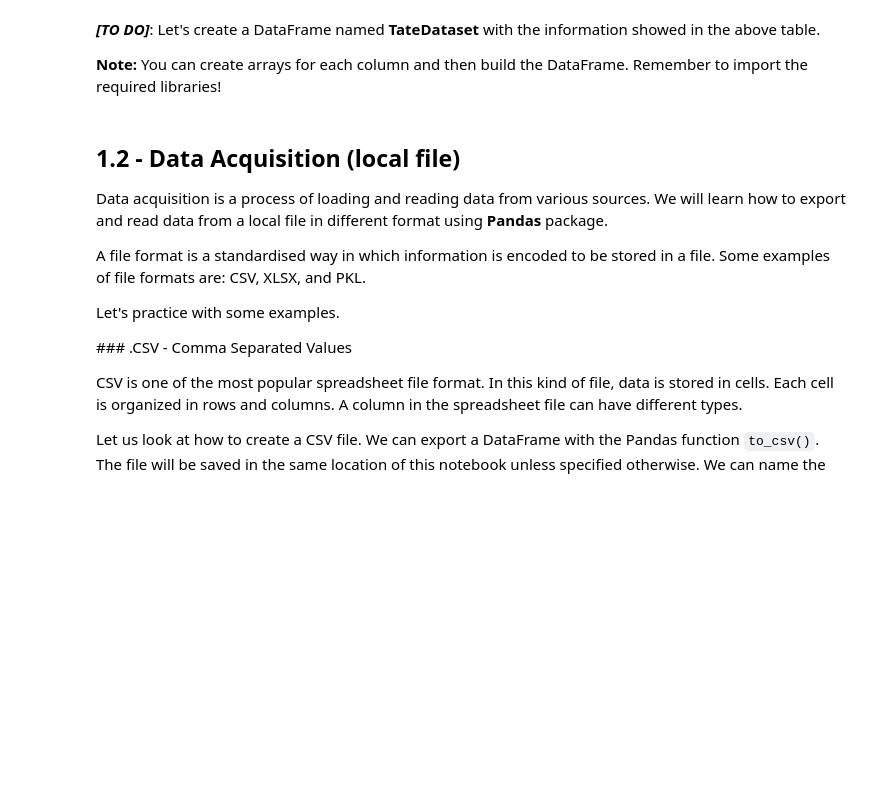
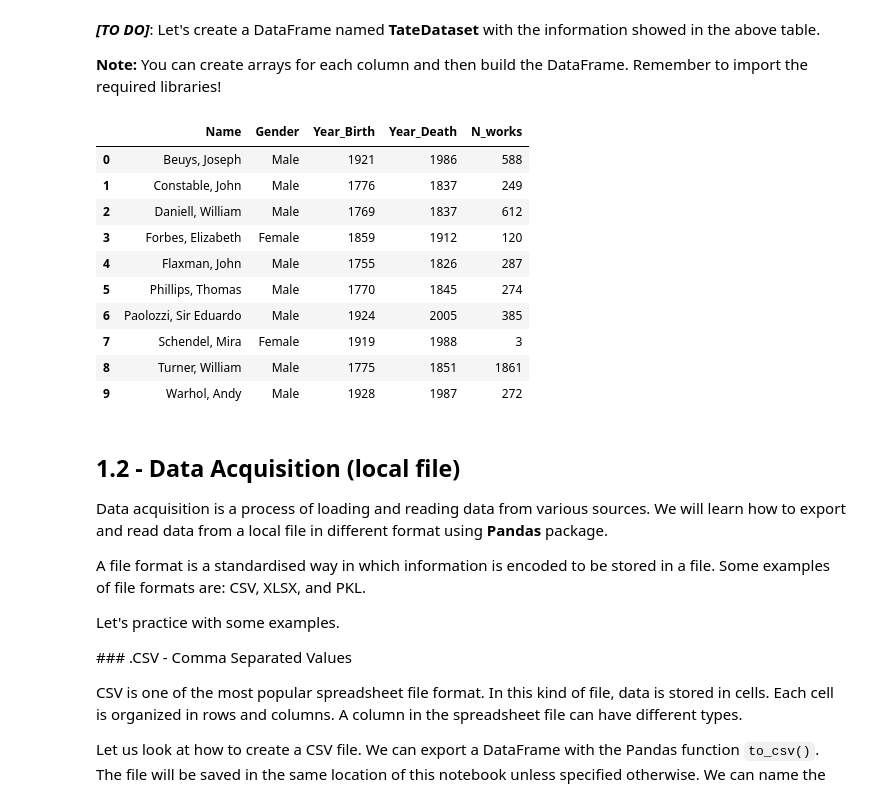
Before and after one commit to UCL-ELEC0136/1-data-acquisition-Yang-Li86, a Jupyter notebook: daps-lab1-data-acquisition.ipynb, the cells around one changed output. Drawn from its saved outputs; the diff is of its cells as text; code cells hidden in the pictures; blank space fills up the shorter version.

```diff
--- a/daps-lab1-data-acquisition.ipynb
+++ b/daps-lab1-data-acquisition.ipynb
@@ -29,19 +29,32 @@ import os
 # %%
 ### TODO
 # initialise list of lists
 tate_dataset = [['Beuys, Joseph',        'Male',   1921, 1986, 588],
                 ['Constable, John',      'Male',   1776, 1837, 249],
                 ['Daniell, William',     'Male',   1769, 1837, 612],
                 ['Forbes, Elizabeth',    'Female', 1859, 1912, 120],
                 ['Flaxman, John',        'Male',   1755, 1826, 287],
                 ['Phillips, Thomas',     'Male',   1770, 1845, 274],
                 ['Paolozzi, Sir Eduardo','Male',   1924, 2005, 385],
                 ['Schendel, Mira',       'Female', 1919, 1988, 3],
                 ['Turner, William',      'Male',   1775, 1851, 1861],
                 ['Warhol, Andy',         'Male',   1928, 1987, 272]]
 
 # create a pandas DataFrame
 TateDataset = pd.DataFrame(tate_dataset, columns=['Name', 'Gender', 'Year_Birth', 'Year_Death', 'N_works'])
+TateDataset
+# %% [output]
+|  | Name | Gender | Year_Birth | Year_Death | N_works |
+| 0 | Beuys, Joseph | Male | 1921 | 1986 | 588 |
+| 1 | Constable, John | Male | 1776 | 1837 | 249 |
+| 2 | Daniell, William | Male | 1769 | 1837 | 612 |
+| 3 | Forbes, Elizabeth | Female | 1859 | 1912 | 120 |
+| 4 | Flaxman, John | Male | 1755 | 1826 | 287 |
+| 5 | Phillips, Thomas | Male | 1770 | 1845 | 274 |
+| 6 | Paolozzi, Sir Eduardo | Male | 1924 | 2005 | 385 |
+| 7 | Schendel, Mira | Female | 1919 | 1988 | 3 |
+| 8 | Turner, William | Male | 1775 | 1851 | 1861 |
+| 9 | Warhol, Andy | Male | 1928 | 1987 | 272 |
 # %% [markdown]
 ## 1.2 - Data Acquisition (local file)
 
```
Also changed, not shown: parts of 32 cells of this notebook.
